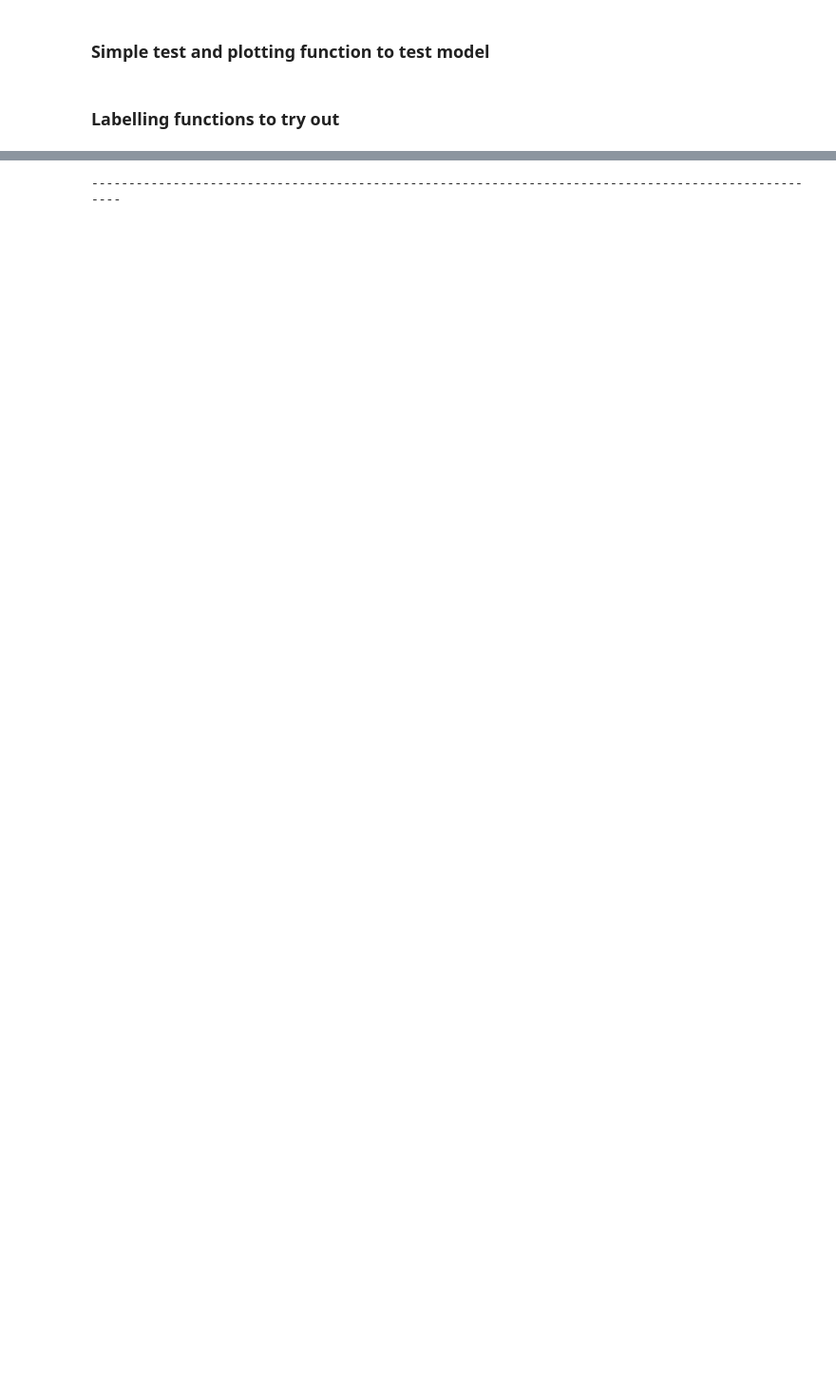
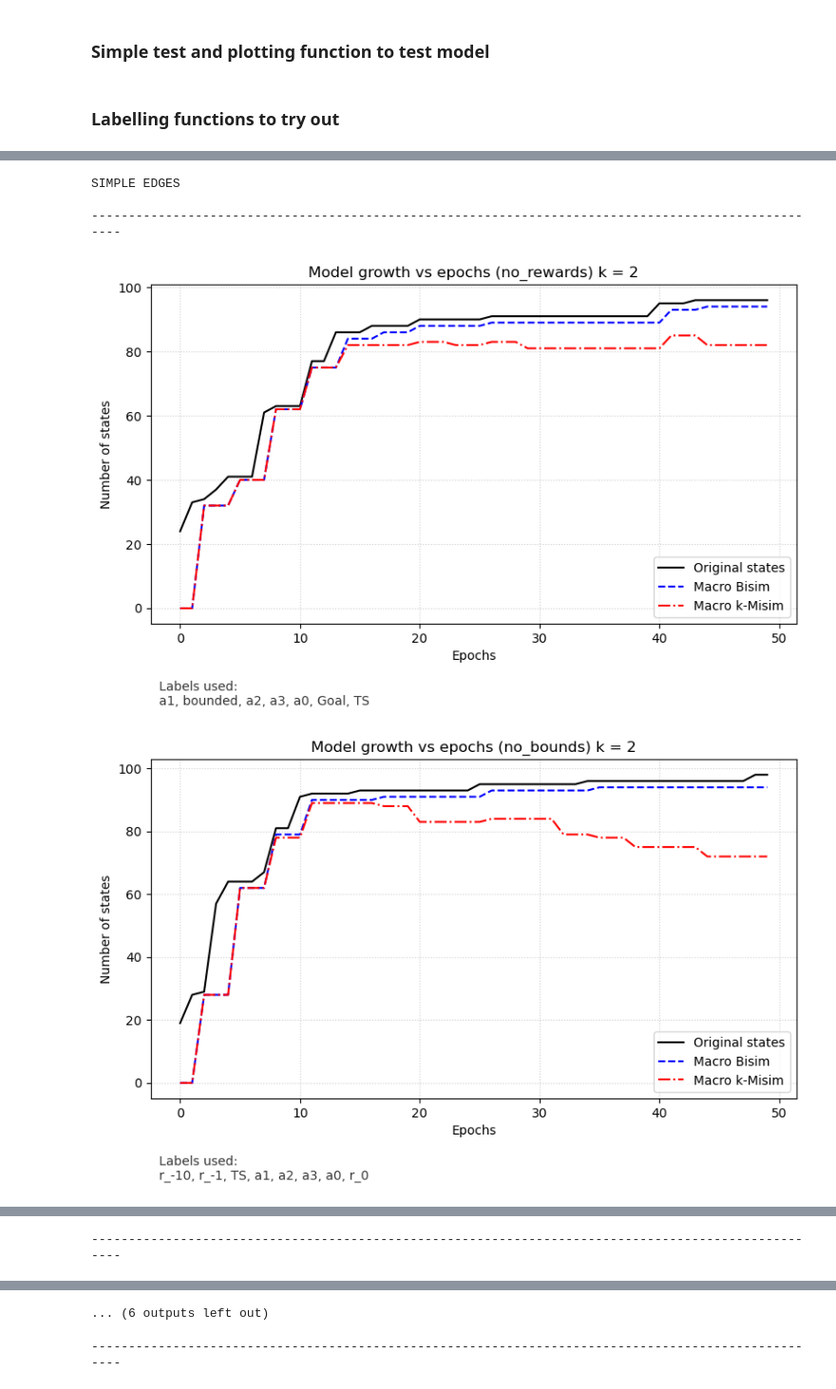
Before and after one commit to sebasaguerre/MentalModel_Generator_SymbolicAI, a Jupyter notebook: experiments.ipynb, the cells around one changed output, grey strips where cells are left out. Shown at 95% size. Saved outputs shown, nothing was run; the diff lists cells and outputs as text; code cells hidden in the pictures; blank space fills up the shorter version.

Commit message:
Recoverd local state after accidental deletion

```diff
--- a/experiments.ipynb
+++ b/experiments.ipynb
@@ -44,17 +44,21 @@ def plotlines(x_data: np.array, line_list: list[dict], title, xlabel, ylabel, la
     plt.close('all')
 
 
-def test(labeller_name, labelling_funct, epochs, compare=False, k=None, complex_labels=False):
+def test(labeller_name, labelling_funct, epochs, compare=False, compare_struct=False,
+          multi_edges=False, complex_labels=False, k=None):
     # simple experiment for intuition
     env = GridWorld(10, 3)
     action_map = env.actions
-    model = KMMcompare(n_action=len(env.actions), labelling_function=labelling_funct, complex_labels=complex_labels)
+    model = KMMcompare(compare_models=compare, compare_struct=compare_struct, n_action=len(env.actions),
+                        labelling_function=labelling_funct, complex_labels=complex_labels, multi_edges=multi_edges)
 
     # run experiment using bisimulation
-    e_lengths, struct_size, meta_size = experiment(env, model, epochs, compare=compare, complex_labels=complex_labels, k=k)
+    e_lengths, struct_size, meta_size = experiment(env, model, epochs, compare_models=compare,
+                                                   compare_struct=compare_struct, complex_labels=complex_labels, k=k)
 
     x_data = np.arange(len(struct_size))
 
+    # simple labelsers
     if not complex_labels:
         lines = [
             {"y": struct_size, "label": "Original states", "color": "black", "linetype": "-"},
@@ -63,7 +67,8 @@ def test(labeller_name, labelling_funct, epochs, compare=False, k=None, complex_
 
         if compare:
             lines.append({"y": meta_size["k_bisim"], "label": "Macro k-Misim", "color": "red", "linetype": "-."})
-    else:
+    # complex labels, compare structures?
+    elif compare_struct:
         lines = [
             {"y": struct_size, "label": "Original states", "color": "black", "linetype": "-"},
             {"y": meta_size["bisim"]["simple"], "label": "Macro Bisim (simple)", "color": "blue", "linetype": "--"},
@@ -74,6 +79,17 @@ def test(labeller_name, labelling_funct, epochs, compare=False, k=None, complex_
                 {"y": meta_size["k_bisim"]["simple"], "label": "Macro k-Misim (simple)", "color": "red", "linetype": "--"},
                 {"y": meta_size["k_bisim"]["complex"], "label": "Macro k-Misim (complex)", "color": "orange", "linetype": "-."}
                           ])
+    # only complex labels
+    else:
+        lines = [
+            {"y": struct_size, "label": "Original states", "color": "black", "linetype": "-"},
+            {"y": meta_size["bisim"], "label": "Macro Bisim (complex)", "color": "blue", "linetype": "-."}
+                ]
+        if compare:
+            lines.append(
+                {"y": meta_size["k_bisim"], "label": "Macro k-Misim (complex)", "color": "orange", "linetype": "-."}
+                          )
+
 
     # information needed for labelling plot
     xlabel = "Epochs"
@@ -197,0 +216,21 @@ def env_labelling(self, s, action, next_s, reward, done):
+# %%
+# Testing labelling functions without complex labels
+labelling_functions = {
+    "no_rewards": no_rewards_labelling,
+    "no_bounds": no_bounds_labelling,
+    "no_actions": no_actions_labelling,
+    "env_multibound": env_labelling_multibounds,
+    "env": env_labelling
+}
+
+print("SIMPLE EDGES\n")
+for k in range(2, 5):
+    print("--"*50)
+    for labeler_name, labelling_func in labelling_functions.items():
+        test(labeler_name, labelling_func, 50, compare=True, k=k, complex_labels=False)
+# %% [output]
+SIMPLE EDGES
+
+----------------------------------------------------------------------------------------------------
+[figure, added]
+[figure, added]
@@ -197,0 +240 @@ def env_labelling(self, s, action, next_s, reward, done):
+----------------------------------------------------------------------------------------------------
@@ -198,3 +246,4 @@ def env_labelling(self, s, action, next_s, reward, done):
+... (6 outputs left out)
 # %%
 # Testing labelling functions without complex labels
 labelling_functions = {
```
Also changed, not shown: parts of 12 cells of this notebook, 4 other files.
